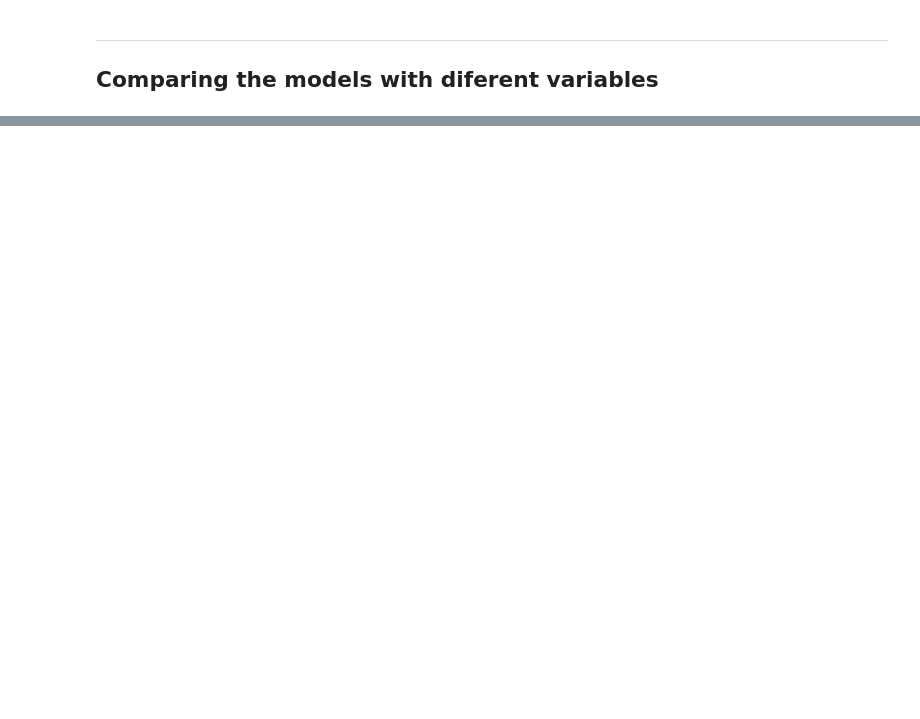
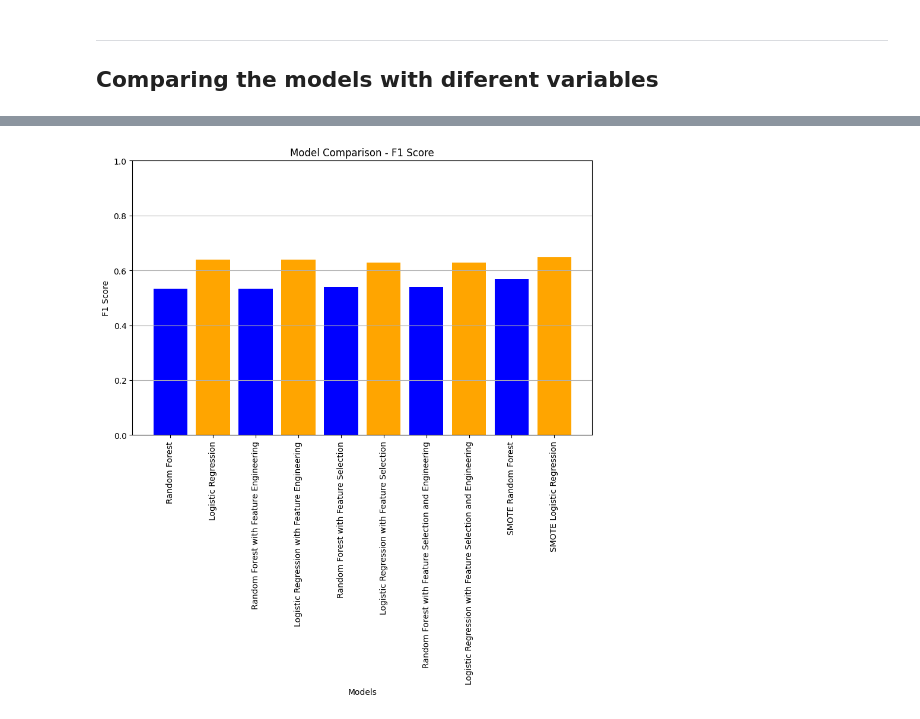
Before and after one commit to ImAleexDz/churn-preditction, a Jupyter notebook: churn-project.ipynb, the cells around one changed output, grey strips where cells are left out. Cells and saved outputs as stored; diff of their text form; code cells hidden in the pictures; blank space fills up the shorter version.

```diff
--- a/churn-project.ipynb
+++ b/churn-project.ipynb
@@ -701,0 +903,37 @@ plot_model_comparison(models, accuracies)
+# %%
+#Compare pipelines using f1-score
+from sklearn.metrics import f1_score
+
+rf_f1 = f1_score(yp_test, rf_pipeline.predict(Xp_test), pos_label='Yes')
+lr_f1 = f1_score(yp_test, lr_pipeline.predict(Xp_test), pos_label='Yes')
+rf_fe_f1 = f1_score(yp_test, rf_pipeline_fe.predict(Xp_test), pos_label='Yes')
+lr_fe_f1 = f1_score(yp_test, lr_pipeline_fe.predict(Xp_test), pos_label='Yes')
+rf_fs_f1 = f1_score(yp_test, rf_pipeline_fs.predict(Xp_test), pos_label='Yes')
+lr_fs_f1 = f1_score(yp_test, lr_pipeline_fs.predict(Xp_test), pos_label='Yes')
+rf_fs_fe_f1 = f1_score(yp_test, pipeline_fs_fe_rf.predict(Xp_test), pos_label='Yes')
+lr_fs_fe_f1 = f1_score(yp_test, pipeline_fs_fe_lr.predict(Xp_test), pos_label='Yes')
+rf_smote_f1 = f1_score(yp_test, pipeline_smote_rf.predict(Xp_test), pos_label='Yes')
+lr_smote_f1 = f1_score(yp_test, pipeline_smote_lr.predict(Xp_test), pos_label='Yes')
+
+f1_scores = [
+    rf_f1, lr_f1,
+    rf_fe_f1, lr_fe_f1,
+    rf_fs_f1, lr_fs_f1,
+    rf_fs_fe_f1, lr_fs_fe_f1,
+    rf_smote_f1, lr_smote_f1
+]
+
+def plot_f1_comparison(models, f1_scores):
+    plt.figure(figsize=(10, 6))
+    plt.bar(models, f1_scores, color=['blue', 'orange'])
+    plt.title('Model Comparison - F1 Score')
+    plt.xlabel('Models')
+    plt.ylabel('F1 Score')
+    plt.ylim(0, 1)
+    plt.xticks(rotation=90)
+    plt.grid(axis='y')
+    plt.show()
+
+plot_f1_comparison(models, f1_scores)
+# %% [output]
+[figure, added]
```
Also changed, not shown: parts of 60 cells of this notebook.
